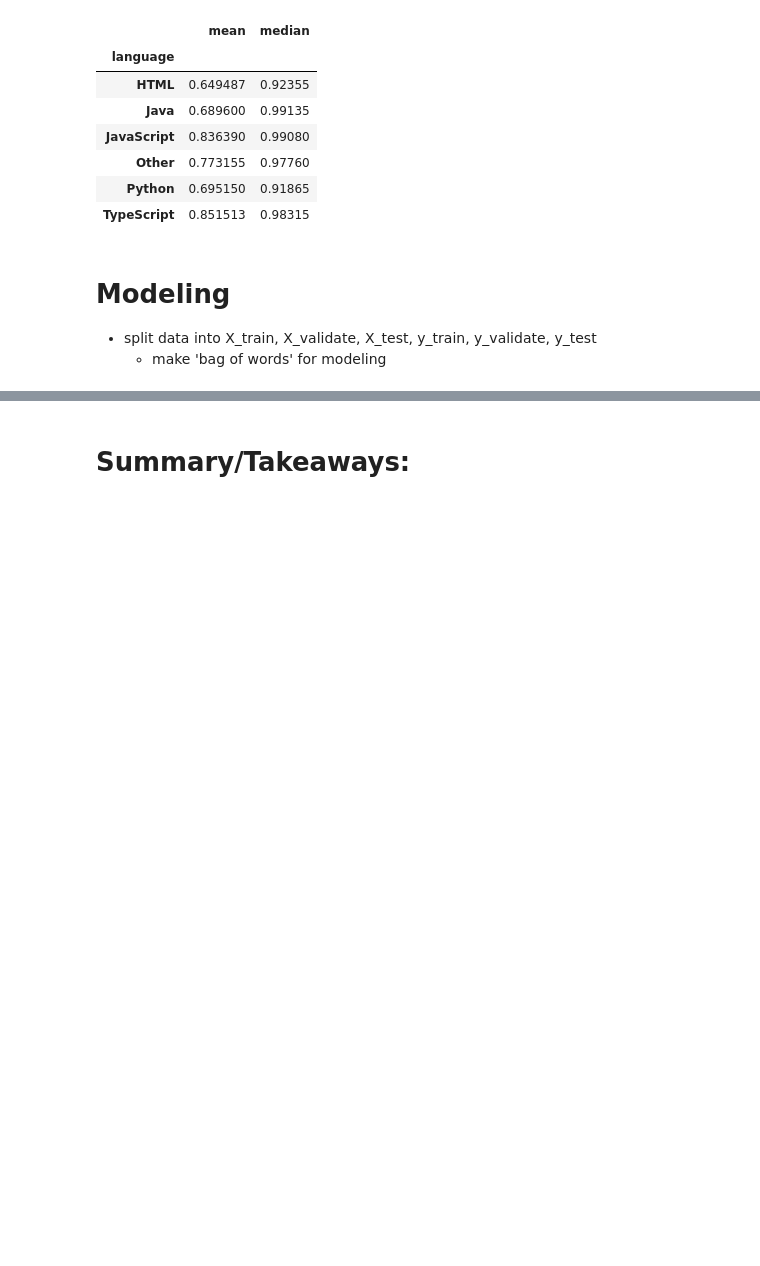
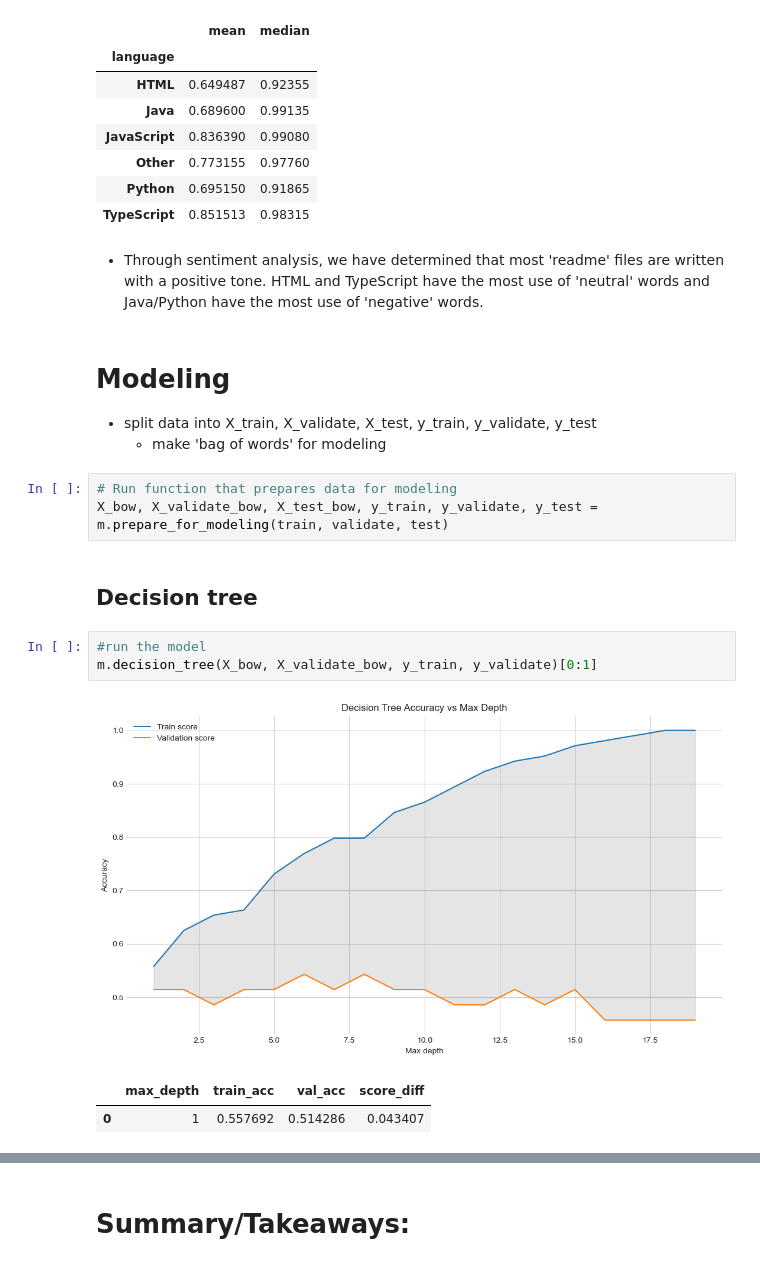
Before and after one commit to Chellyandy/nlp-project, a Jupyter notebook: NLP_Project_Final_Notebook.ipynb, the cells around one changed output, grey strips where cells are left out. Saved outputs shown, nothing was run; the diff lists cells and outputs as text; blank space fills up the shorter version.

```diff
--- a/NLP_Project_Final_Notebook.ipynb
+++ b/NLP_Project_Final_Notebook.ipynb
@@ -225,7 +228,21 @@ ex.sentiment(train)
 | Other | 0.773155 | 0.97760 |
 | Python | 0.695150 | 0.91865 |
 | TypeScript | 0.851513 | 0.98315 |
+# %% [markdown]
+- Through sentiment analysis, we have determined that most 'readme' files are written with a positive tone. HTML and TypeScript have the most use of 'neutral' words and Java/Python have the most use of 'negative' words.
 # %% [markdown]
 # Modeling
 - split data into X_train, X_validate, X_test, y_train, y_validate, y_test
     - make 'bag of words' for modeling
+# %%
+# Run function that prepares data for modeling
+X_bow, X_validate_bow, X_test_bow, y_train, y_validate, y_test = m.prepare_for_modeling(train, validate, test)
+# %% [markdown]
+## Decision tree
+# %%
+#run the model
+m.decision_tree(X_bow, X_validate_bow, y_train, y_validate)[0:1]
+# %% [output]
+[figure, added]
+|  | max_depth | train_acc | val_acc | score_diff |
+| 0 | 1 | 0.557692 | 0.514286 | 0.043407 |
```
Also changed, not shown: parts of 16 cells of this notebook, 3 other files.
